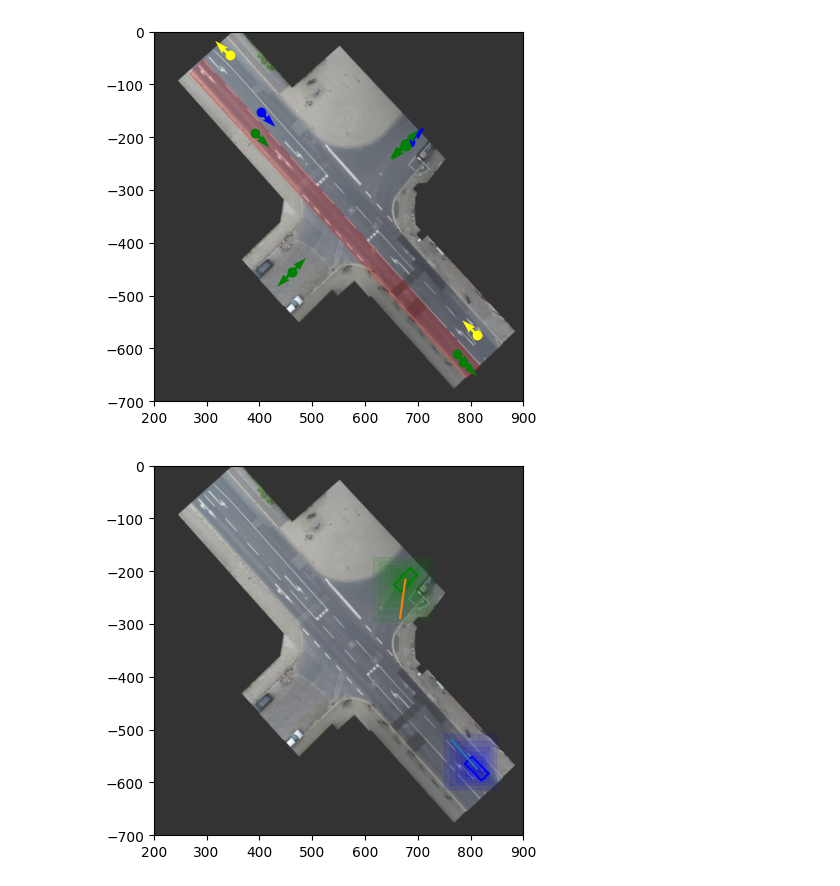
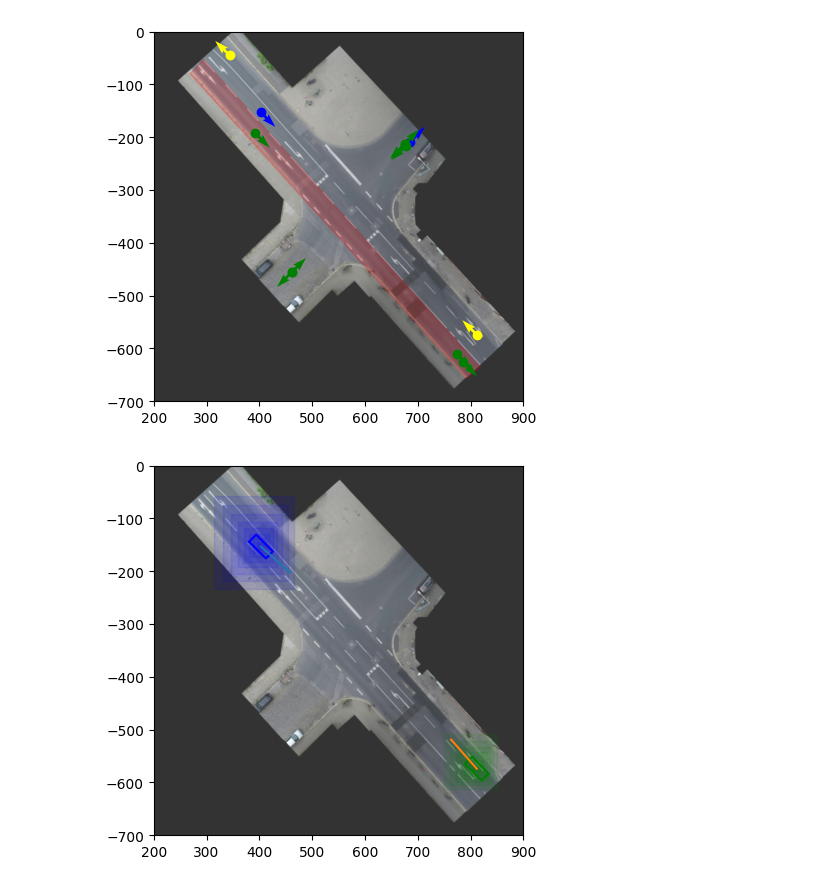
Before and after one commit to QDZHOU/FYP_Intent_Learning, a Jupyter notebook: src/Multi_Agent/inD_multiagent2_reactive_risk.ipynb, the cells around one changed output. Cells and saved outputs as stored; diff of their text form; code cells hidden in the pictures.

```diff
--- a/src/Multi_Agent/inD_multiagent2_reactive_risk.ipynb
+++ b/src/Multi_Agent/inD_multiagent2_reactive_risk.ipynb
@@ -646,7 +646,7 @@ Param_1 = {
     "Q5": 10, # lat. pos. error
     "Q6": 5, # heading. error
     "Q7": 300,
-    "Q8": 200,
+    "Q8": 300,
     "d_min": 6,
     "A_road": A_road_1,
     "b_road": b_road_1,
@@ -681,7 +681,7 @@ Param_2 = {
     "Q5": 10, # lat. pos. error
     "Q6": 5, # heading. error
     "Q7": 300,
-    "Q8": 200,
+    "Q8": 300,
     "d_min": 6,
     "A_road": A_road_2,
     "b_road": b_road_2,
@@ -934,17 +934,17 @@ plt.show()
 # %%
 #test mpc
 N_Sam = 70
-test_polytope_1 = polytope_estimation_OR(Param_2)
+test_polytope_1 = polytope_estimation_OR(Param_1)
 State_EV_1_R     = np.zeros((5, N_Sam+1))
-State_EV_1_R[:, 0] = x_EV_2_initial
+State_EV_1_R[:, 0] = x_EV_1_initial
 X_EV_1_Planning_R = list()
-X_EV_1_Planning_R.append(x_EV_2_initial[0:2].reshape(2,1))
+X_EV_1_Planning_R.append(x_EV_1_initial[0:2].reshape(2,1))
 
-test_polytope_2 = polytope_estimation_OR(Param_3)
+test_polytope_2 = polytope_estimation_OR(Param_2)
 State_EV_2_R     = np.zeros((5, N_Sam+1))
-State_EV_2_R[:, 0] = x_EV_3_initial
+State_EV_2_R[:, 0] = x_EV_2_initial
 X_EV_2_Planning_R = list()
-X_EV_2_Planning_R.append(x_EV_3_initial[0:2].reshape(2,1))
+X_EV_2_Planning_R.append(x_EV_2_initial[0:2].reshape(2,1))
 
 fig, ax = plt.subplots()
 img = mpimg.imread(background_filepath)
@@ -1011,34 +1011,34 @@ def update(frame):
         [np.sin(rad_yaw_ev_1), np.cos(rad_yaw_ev_1)]
     ])
     draw_vehicle(ax, corners_ev, rotation_matrix_ev_1,
                 [State_EV_1_R[0, frame+1]*real_to_image, State_EV_1_R[1, frame+1]*real_to_image], 'b-')
 
     # EV2
     rad_yaw_ev_2 = trajectory_planning_k_2[2,1]
     rotation_matrix_ev_2 = np.array([
         [np.cos(rad_yaw_ev_2), -np.sin(rad_yaw_ev_2)],
         [np.sin(rad_yaw_ev_2), np.cos(rad_yaw_ev_2)]
     ])
     draw_vehicle(ax, corners_ev, rotation_matrix_ev_2,
                 [State_EV_2_R[0, frame+1]*real_to_image, State_EV_2_R[1, frame+1]*real_to_image], 'g-')
 
 
     # Plot trajectories
     ax.plot(trajectory_planning_k_1[0]*real_to_image, trajectory_planning_k_1[1]*real_to_image)
     ax.plot(trajectory_planning_k_2[0]*real_to_image, trajectory_planning_k_2[1]*real_to_image)
 
     for i in range(Param_1["N"]):
         occupancy = Polytope(Occupancy_SV_aug_R1_1[i].A, Occupancy_SV_aug_R1_1[i].b*real_to_image)
         occupancy.plot(color = 'g', alpha = 0.1)
         occupancy = Polytope(Occupancy_SV_aug_R1_2[i].A, Occupancy_SV_aug_R1_2[i].b*real_to_image)
         occupancy.plot(color = 'b', alpha = 0.1)
 
 frame_length = N_Sam
 ani = FuncAnimation(fig, update, frames=range(0, frame_length), interval=100, repeat=False)
 #plt.show()
 ani.save("../../videos/inD_multiagent/2agents_reactive_risk_simulation1.mp4", writer='ffmpeg', fps=15)
 # %% [output]
-[figure, old version]
+[figure, new version]
 # %%
 from IPython.display import Video
 
```
Also changed, not shown: parts of 5 cells of this notebook, 19 other files.
